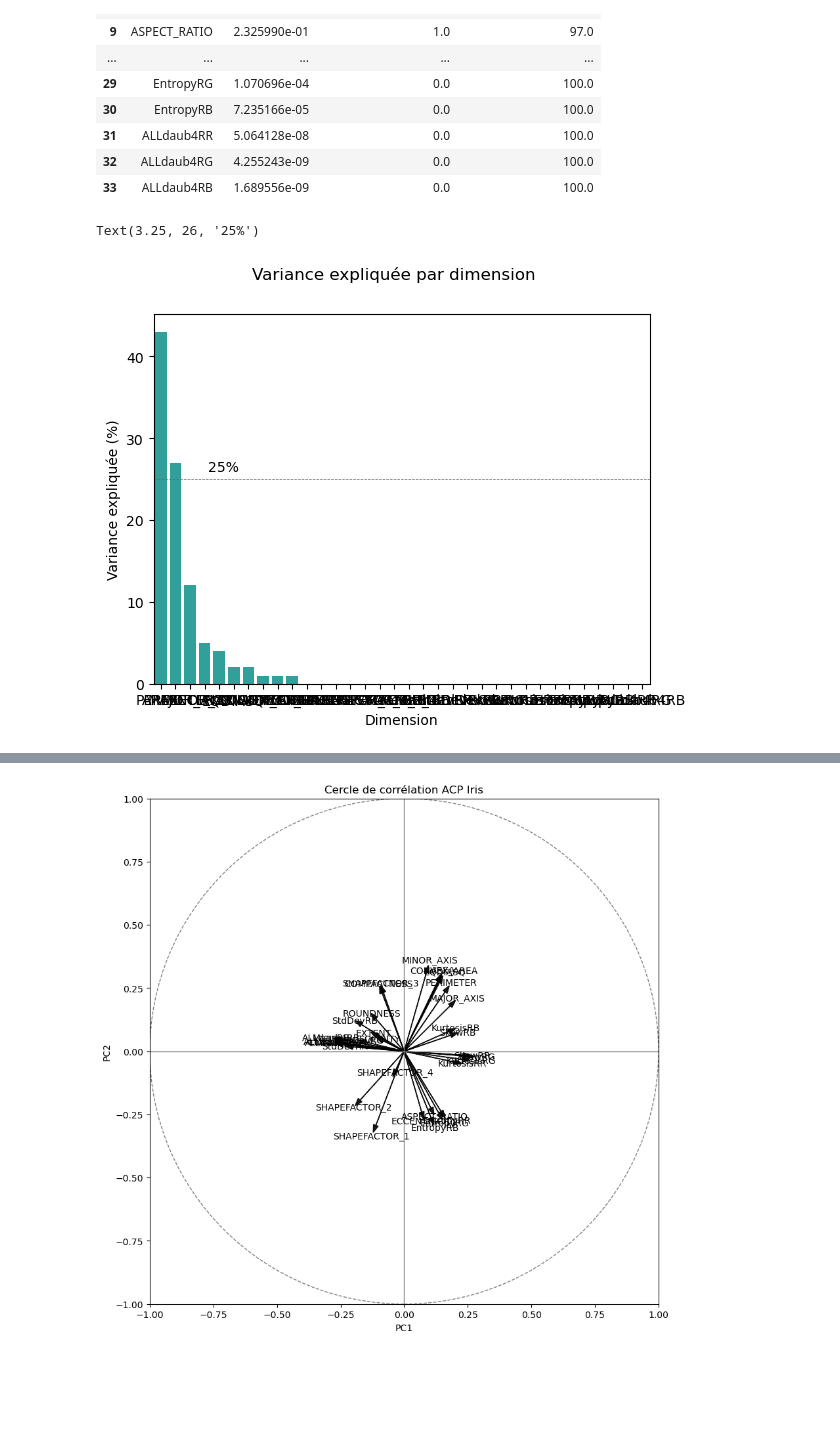
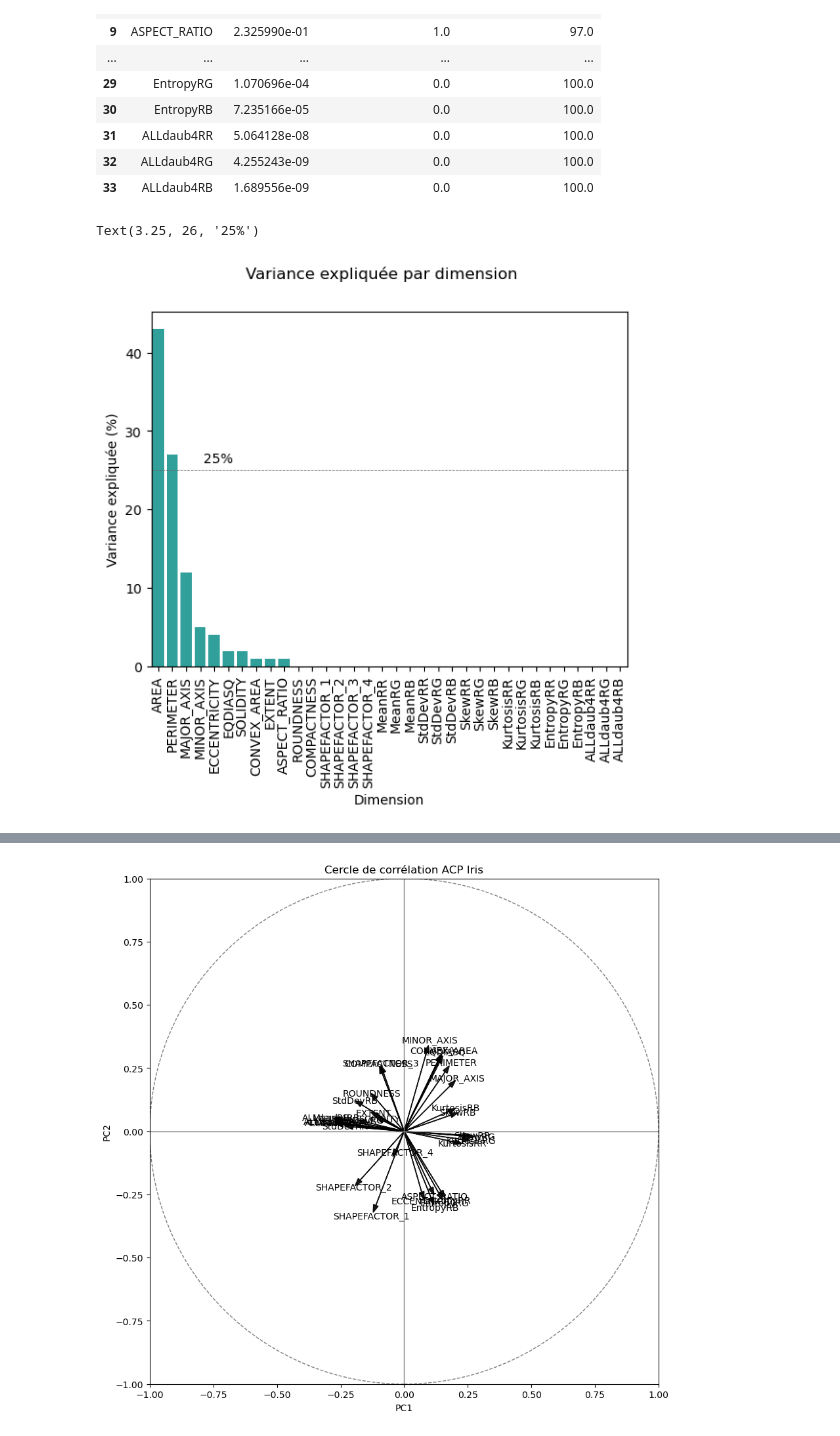
Before and after one commit to chadia08/ML-Classification, a Jupyter notebook: logistic regression/fruits/fruits.ipynb, the cells around one changed output, grey strips where cells are left out. Cells and saved outputs as stored; diff of their text form; code cells hidden in the pictures; blank space fills up the shorter version.

```diff
--- a/logistic regression/fruits/fruits.ipynb
+++ b/logistic regression/fruits/fruits.ipynb
@@ -325,16 +329,18 @@ comp
 # %%
 # Scree plot pour choisir le nombre de composantes principales
 g_comp = sns.barplot(x = "Dimension",
-                y = "% variance expliquée",
-                palette = ["lightseagreen"],
-                data = comp)
-g_comp.set(ylabel = "Variance expliquée (%)")
+                     y = "% variance expliquée",
+                     palette = ["lightseagreen"],
+                     data = comp)
+g_comp.set(ylabel=  "Variance expliquée (%)")
 g_comp.figure.suptitle("Variance expliquée par dimension")
+# Rotation des étiquettes des dimensions
+g_comp.set_xticklabels(g_comp.get_xticklabels(), rotation=90)
 plt.axhline(y = 25, linewidth = .5, color = "dimgray", linestyle = "--") # 25 = 100 / 4 (nb dimensions)
 plt.text(3.25, 26, "25%")
 # %% [output]
 Text(3.25, 26, '25%')
-[figure, old version]
+[figure, new version]
 # %%
 
 
```
Also changed, not shown: parts of 2 cells of this notebook.
